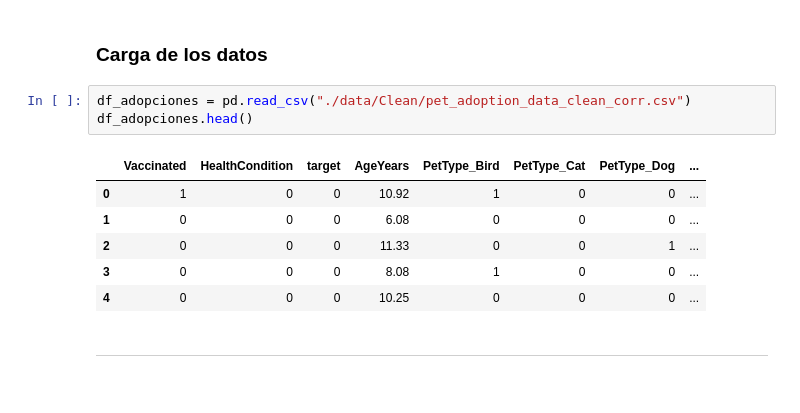
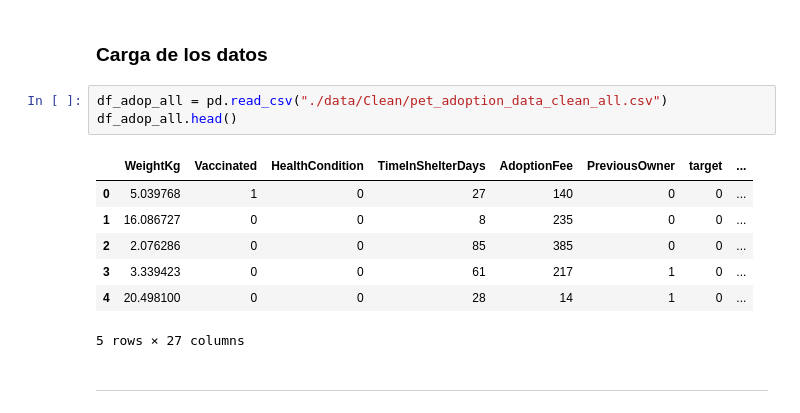
Before and after one commit to laurasalaslozano/ML_Prediccion_adopciones_Kaggel, a Jupyter notebook: main.ipynb, the cells around one changed output. Drawn from its saved outputs; the diff is of its cells as text.

```diff
--- a/main.ipynb
+++ b/main.ipynb
@@ -30,15 +25,16 @@ from sklearn.model_selection import train_test_split
 # %% [markdown]
 ### Carga de los datos
 # %%
-df_adopciones = pd.read_csv("./data/Clean/pet_adoption_data_clean_corr.csv")
-df_adopciones.head()
+df_adop_all = pd.read_csv("./data/Clean/pet_adoption_data_clean_all.csv")
+df_adop_all.head()
 # %% [output]
-|  | Vaccinated | HealthCondition | target | AgeYears | PetType_Bird | PetType_Cat | PetType_Dog | ... |
-| 0 | 1 | 0 | 0 | 10.92 | 1 | 0 | 0 | ... |
-| 1 | 0 | 0 | 0 | 6.08 | 0 | 0 | 0 | ... |
-| 2 | 0 | 0 | 0 | 11.33 | 0 | 0 | 1 | ... |
-| 3 | 0 | 0 | 0 | 8.08 | 1 | 0 | 0 | ... |
-| 4 | 0 | 0 | 0 | 10.25 | 0 | 0 | 0 | ... |
+|  | WeightKg | Vaccinated | HealthCondition | TimeInShelterDays | AdoptionFee | PreviousOwner | target | ... |
+| 0 | 5.039768 | 1 | 0 | 27 | 140 | 0 | 0 | ... |
+| 1 | 16.086727 | 0 | 0 | 8 | 235 | 0 | 0 | ... |
+| 2 | 2.076286 | 0 | 0 | 85 | 385 | 0 | 0 | ... |
+| 3 | 3.339423 | 0 | 0 | 61 | 217 | 1 | 0 | ... |
+| 4 | 20.498100 | 0 | 0 | 28 | 14 | 1 | 0 | ... |
+5 rows × 27 columns
 # %% [markdown]
 ***
 # %% [markdown]
```
Also changed, not shown: parts of 21 cells of this notebook, 12 other files.
